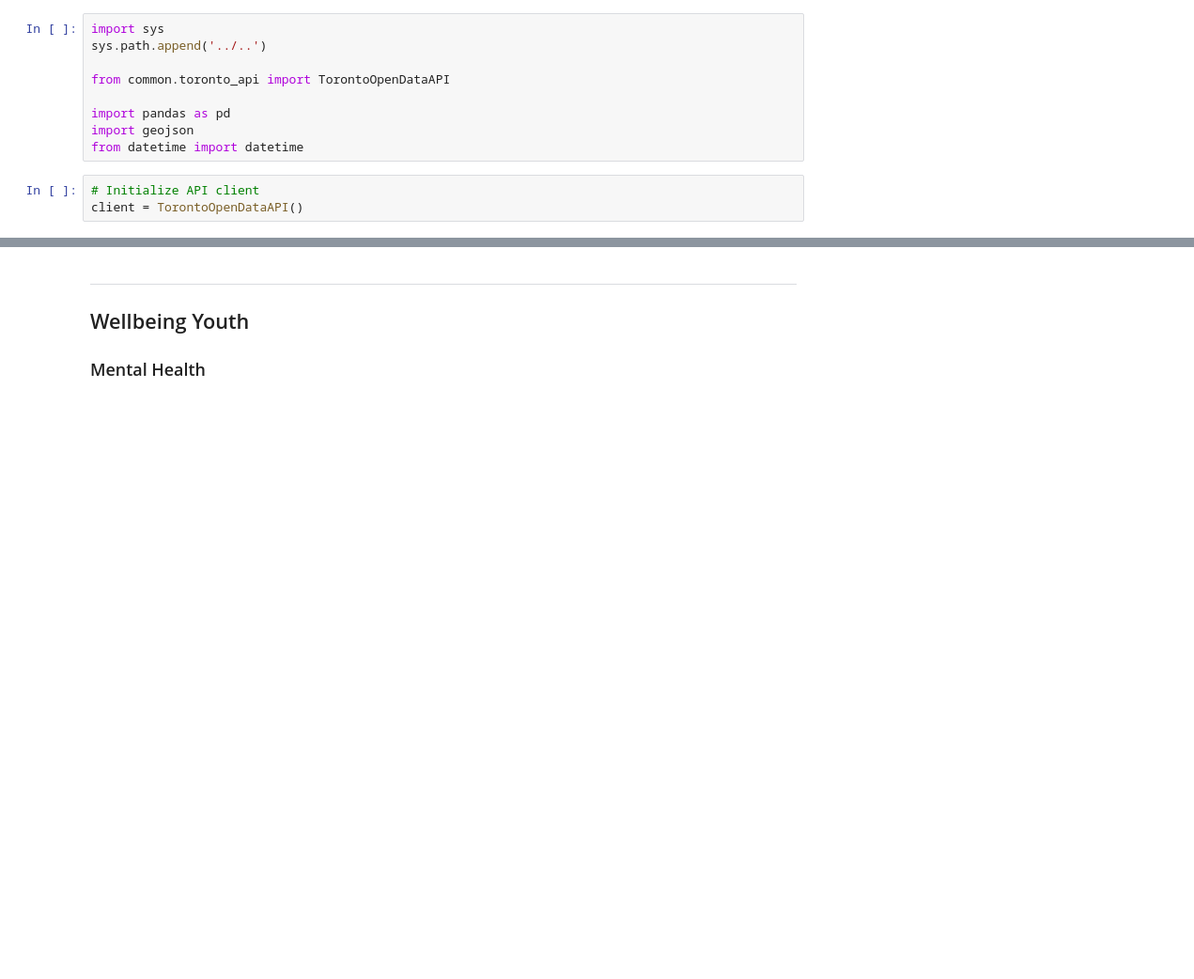
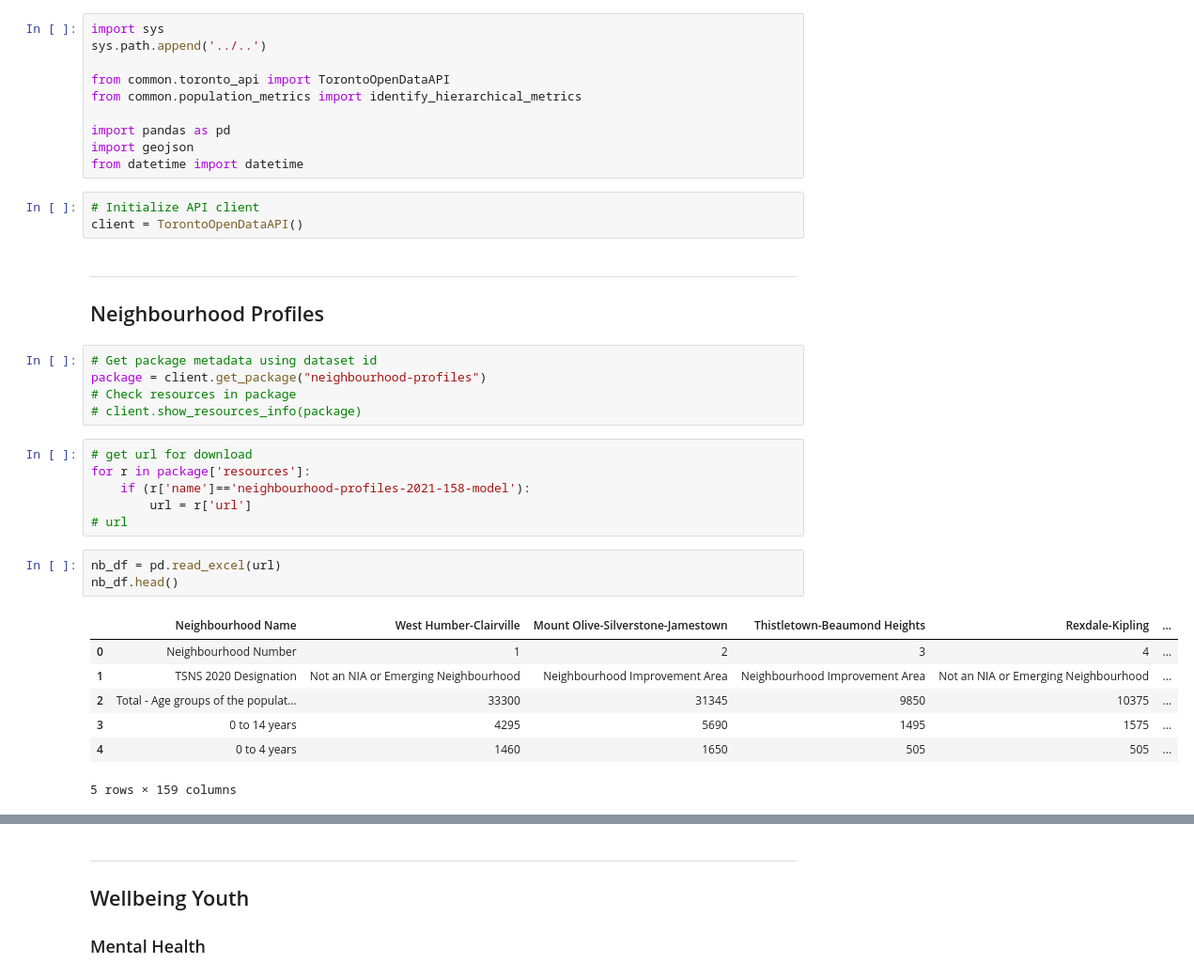
Before and after one commit to tsbarr/toronto-open-data, a Jupyter notebook: mental-health-services/notebooks/01_data_collection.ipynb, the cells around one changed output, grey strips where cells are left out. Shown at 94% size. Cells and saved outputs as stored; diff of their text form; blank space fills up the shorter version.

```diff
--- a/mental-health-services/notebooks/01_data_collection.ipynb
+++ b/mental-health-services/notebooks/01_data_collection.ipynb
@@ -3,6 +3,7 @@ import sys
 sys.path.append('../..')
 
 from common.toronto_api import TorontoOpenDataAPI
+from common.population_metrics import identify_hierarchical_metrics
 
 import pandas as pd
 import geojson
@@ -10,3 +11,29 @@ from datetime import datetime
 # %%
 # Initialize API client
 client = TorontoOpenDataAPI()
+# %% [markdown]
+---
+
+## Neighbourhood Profiles
+# %%
+# Get package metadata using dataset id
+package = client.get_package("neighbourhood-profiles")
+# Check resources in package
+# client.show_resources_info(package)
+# %%
+# get url for download
+for r in package['resources']:
+    if (r['name']=='neighbourhood-profiles-2021-158-model'):
+        url = r['url']
+# url
+# %%
+nb_df = pd.read_excel(url)
+nb_df.head()
+# %% [output]
+|  | Neighbourhood Name | West Humber-Clairville | Mount Olive-Silverstone-Jamestown | Thistletown-Beaumond Heights | Rexdale-Kipling | ... |
+| 0 | Neighbourhood Number | 1 | 2 | 3 | 4 | ... |
+| 1 | TSNS 2020 Designation | Not an NIA or Emerging Neighbourhood | Neighbourhood Improvement Area | Neighbourhood Improvement Area | Not an NIA or Emerging Neighbourhood | ... |
+| 2 | Total - Age groups of the populat... | 33300 | 31345 | 9850 | 10375 | ... |
+| 3 | 0 to 14 years | 4295 | 5690 | 1495 | 1575 | ... |
+| 4 | 0 to 4 years | 1460 | 1650 | 505 | 505 | ... |
+5 rows × 159 columns
```
Also changed, not shown: parts of 6 cells of this notebook, 1 other file.
